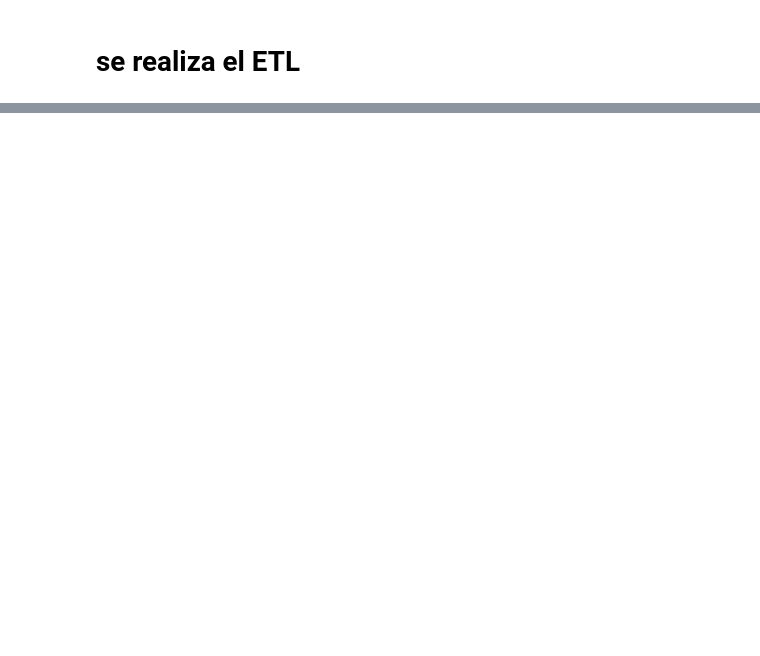
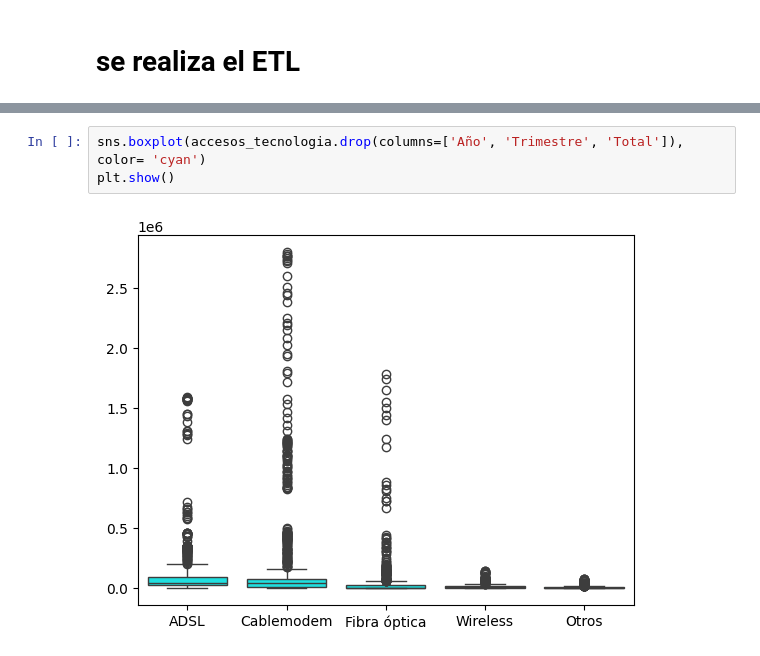
Before and after one commit to Miguel-David-Llanos-Lopez/PI-2-henry, a Jupyter notebook: notebooks/EDA.ipynb, the cells around one changed output, grey strips where cells are left out. Cells and saved outputs as stored; diff of their text form; blank space fills up the shorter version.

```diff
--- a/notebooks/EDA.ipynb
+++ b/notebooks/EDA.ipynb
@@ -156,0 +105,5 @@ penetracion_totales = penetracion_totales.drop(columns='Periodo')
+# %%
+sns.boxplot(accesos_tecnologia.drop(columns=['Año', 'Trimestre', 'Total']), color= 'cyan')
+plt.show()
+# %% [output]
+[figure, added]
```
Also changed, not shown: parts of 25 cells of this notebook.
